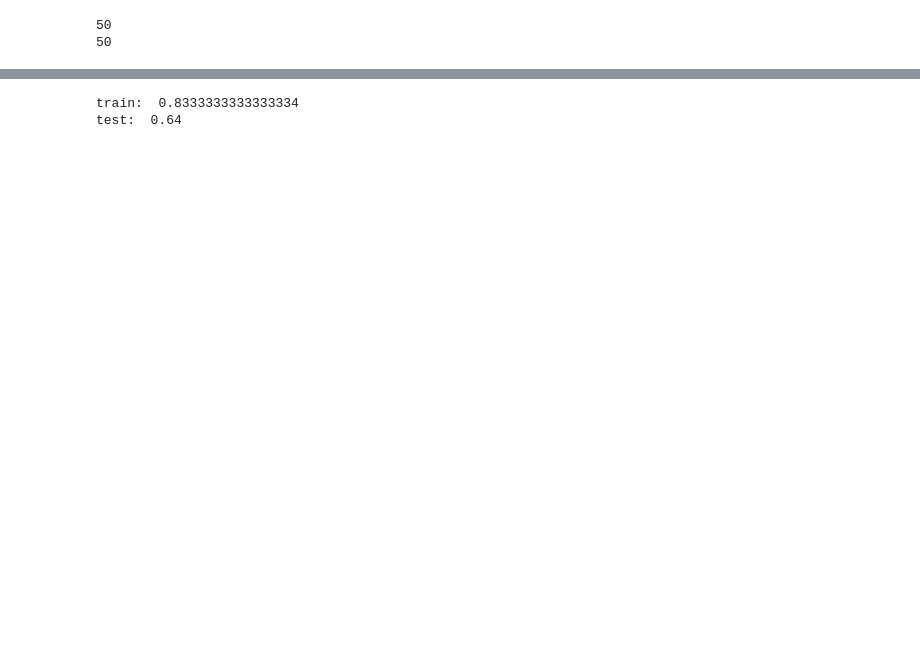
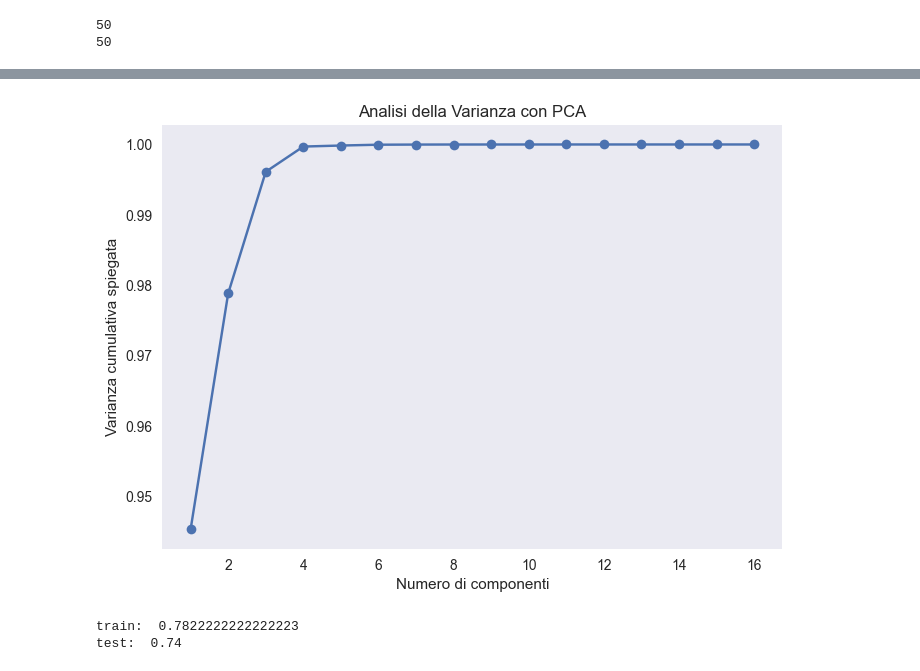
Before and after one commit to enry1897/Selected_P4, a Jupyter notebook: project4.ipynb, the cells around one changed output, grey strips where cells are left out. Cells and saved outputs as stored; diff of their text form; code cells hidden in the pictures; blank space fills up the shorter version.

```diff
--- a/project4.ipynb
+++ b/project4.ipynb
@@ -57,8 +71,8 @@ for i, file in enumerate(files_train):
 
     # Crea versioni augmentate
     versions = {
-        'stretch_fast': librosa.effects.time_stretch(signal, rate=1.2),
-        'stretch_slow': librosa.effects.time_stretch(signal, rate=0.8),
+        #'stretch_fast': librosa.effects.time_stretch(signal, rate=1.2), # da levare, peggiorano l'accuracy
+        #'stretch_slow': librosa.effects.time_stretch(signal, rate=0.8), # idem
         'pitch_up': librosa.effects.pitch_shift(signal, sr=sr, n_steps=2),
         'pitch_down': librosa.effects.pitch_shift(signal, sr=sr, n_steps=-2)
     }
@@ -177,7 +195,7 @@ for i in range(50):
 # %%
 w = 512
 h = 256
-n = w
+n = 2048
 # %%
 scaler = StandardScaler()
 X_train = scaler.fit_transform(X_train)
@@ -187,7 +205,12 @@ def feature_extraction(x, fs, n, h):
     zcr = librosa.feature.zero_crossing_rate(x, hop_length = h)
     mean_zcr = np.mean(zcr)
     std_zcr = np.std(zcr)
-    melspec = librosa.power_to_db(librosa.feature.melspectrogram(y=x, n_fft=n, hop_length=h, n_mels=40))
+    stft = np.abs(librosa.stft(x, n_fft=n, hop_length=h))**2
+    melspec = (librosa.feature.melspectrogram(S=stft, n_mels=128))
+    pcen_spec = librosa.pcen(melspec, sr=fs)
+    melspec = librosa.power_to_db(melspec)
+    mean_pcen = np.mean(pcen_spec)
+    std_pcen = np.std(pcen_spec)
     delta_melspec = librosa.feature.delta(melspec)
     delta2_melspec = librosa.feature.delta(delta_melspec)
     mean_mel = np.mean(melspec)
@@ -199,21 +222,38 @@ def feature_extraction(x, fs, n, h):
     C = np.abs(librosa.stft(x, n_fft = n, hop_length = h))
     S = librosa.amplitude_to_db(C, ref = np.max)
     spectral_flux = librosa.onset.onset_strength(S = S, sr = fs)
-    mfcc = librosa.feature.mfcc(y = x, sr = fs, n_fft = n, hop_length = h)
-    mean_mfcc = np.mean(mfcc)
-    std_mfcc = np.std(mfcc)
     mean_spectral_flux = np.mean(spectral_flux)
     std_spectral_flux = np.std(spectral_flux)
+    spectral_contrast = librosa.feature.spectral_contrast(S=stft, sr=fs)
+    mean_spectral_contrast = np.mean(spectral_contrast)
+    std_spectral_contrast = np.std(spectral_contrast)
+    tonnetz = librosa.feature.tonnetz(y=x, sr=fs)
+    mean_tonnetz = np.mean(tonnetz)
+    std_tonnetz = np.std(tonnetz)
 
-    f_vector = np.concatenate(([mean_zcr, std_zcr], [mean_mel, std_mel], [mean_deltamel, std_deltamel], [mean_delta2mel, std_delta2mel], [mean_spectral_flux, std_spectral_flux], [mean_mfcc, std_mfcc]))
-    #f_vector = np.concatenate(([mean_zcr, std_zcr], [mean_mel, std_mel], [mean_deltamel, std_deltamel], [mean_delta2mel, std_delta2mel], [mean_spectral_flux, std_spectral_flux]))
+    f_vector = np.concatenate(([mean_spectral_contrast, std_spectral_contrast], [mean_tonnetz, std_tonnetz], [mean_zcr, std_zcr], [mean_mel, std_mel], [mean_deltamel, std_deltamel], [mean_delta2mel, std_delta2mel], [mean_spectral_flux, std_spectral_flux], [mean_pcen, std_pcen]))
     return f_vector
 # %%
-f_vector_train = np.zeros((X_train.shape[0], 12))
-f_vector_test = np.zeros((X_test.shape[0], 12))
+f_vector_train = np.zeros((X_train.shape[0], 16))
+f_vector_test = np.zeros((X_test.shape[0], 16))
 # se aggiungete/togliete feature dal f_vector ricordatevi di cambiare la dimensione
 
 for i in range(0, X_train.shape[0]):
     f_vector_train[i, :] = feature_extraction(X_train[i, :], fs = fs, n = n, h = h)
 for i in range(0, X_test.shape[0]):
     f_vector_test[i, :] = feature_extraction(X_test[i, :], fs = fs, n = n, h = h)
+# %%
+from sklearn.decomposition import PCA
+pca = PCA()
+pca.fit(f_vector_train)
+
+explained_variance = np.cumsum(pca.explained_variance_ratio_)
+
+plt.plot(range(1, len(explained_variance) + 1), explained_variance, marker="o")
+plt.xlabel("Numero di componenti")
+plt.ylabel("Varianza cumulativa spiegata")
+plt.title("Analisi della Varianza con PCA")
+plt.grid()
+plt.show()
+# %% [output]
+[figure, added]
@@ -230,7 +286,7 @@ plt.plot(f_vector_train[0, :])
 from sklearn.svm import SVC
 from sklearn.metrics import accuracy_score
 
-mod = SVC(kernel = 'linear', C = 1000)
+mod = SVC(kernel = 'linear', C = 100)
 mod.fit(f_vector_train, y_train)
 train_pred = mod.predict(f_vector_train)
 accuracy = accuracy_score(y_train, train_pred)
@@ -241,5 +297,5 @@ print('test: ', accuracy)
 
 # overfitta!! togliendo mfcc dal feature_vector migliora, però forse il problema è che abbiamo troppi dati di train perché prima con solo 150 andava meglio
 # %% [output]
-train:  0.8333333333333334
-test:  0.64
+train:  0.7822222222222223
+test:  0.74
```
Also changed, not shown: parts of 12 cells of this notebook.
